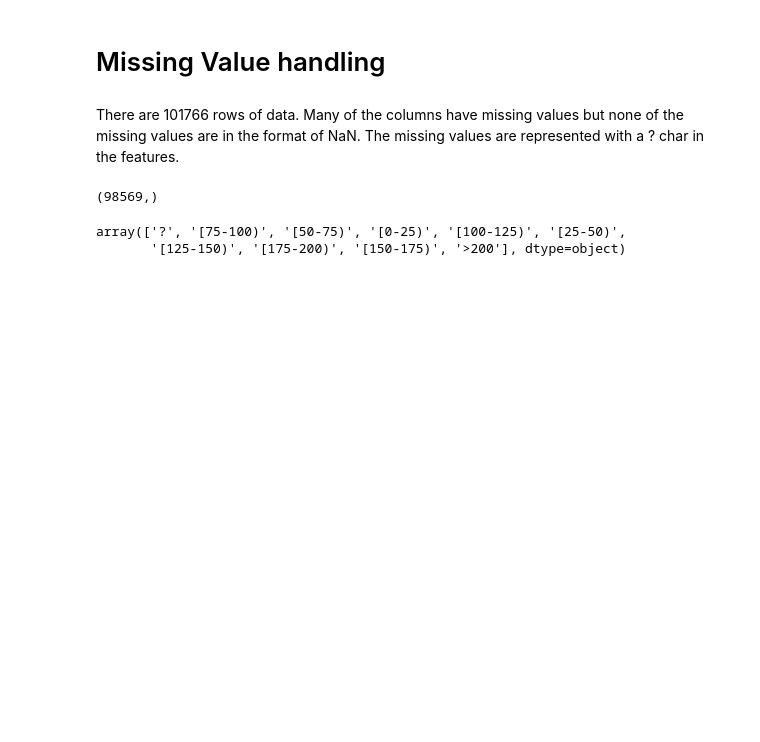
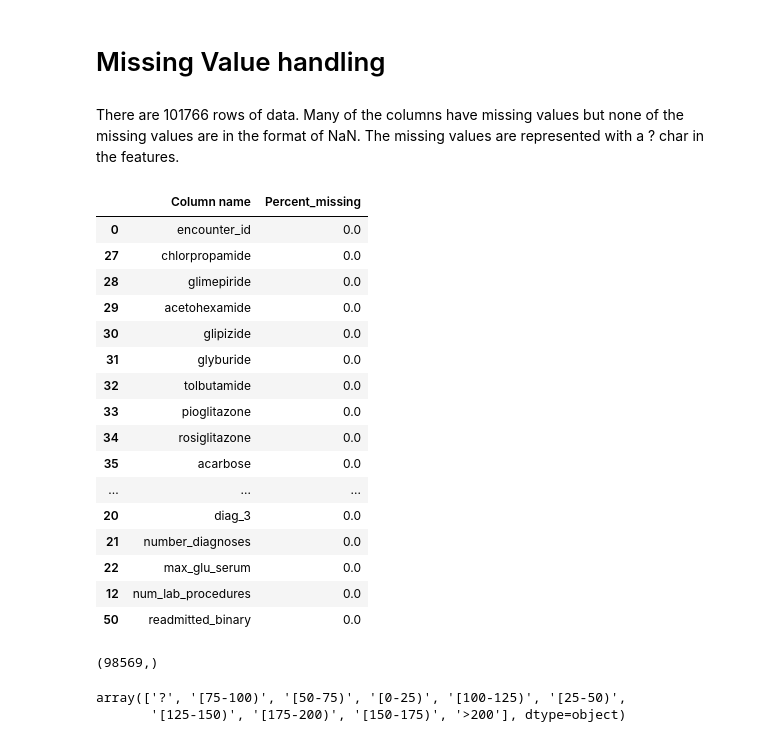
Before and after one commit to siddeshwar627/SMU_QTW, a Jupyter notebook: case_study2/CaseStudy2.ipynb, the cells around one changed output. Saved outputs shown, nothing was run; the diff lists cells and outputs as text; code cells hidden in the pictures; blank space fills up the shorter version.

```diff
--- a/case_study2/CaseStudy2.ipynb
+++ b/case_study2/CaseStudy2.ipynb
@@ -56,6 +75,35 @@ df['readmitted_binary'] = df['readmitted'].map(target_col)
 # Missing Value handling
 # %% [markdown]
 There are 101766 rows of data. Many of the columns have missing values but none of the missing values are in the format of NaN. The missing values are represented with a ? char in the features.
+# %%
+#Check out the data, start to make some decisions on columns and missing data
+
+#Compute percentages of each columns missing data
+percent_missing = df.isnull().values.any().sum()/len(df)
+#Put percents into dfReduced
+missing_value_df = pd.DataFrame({'Column name': df.columns,
+                                 'Percent_missing': percent_missing})
+#Sort it and show the results
+missing_value_df.sort_values('Percent_missing', inplace=True)
+missing_value_df.round(4)
+# %% [output]
+|  | Column name | Percent_missing |
+| 0 | encounter_id | 0.0 |
+| 27 | chlorpropamide | 0.0 |
+| 28 | glimepiride | 0.0 |
+| 29 | acetohexamide | 0.0 |
+| 30 | glipizide | 0.0 |
+| 31 | glyburide | 0.0 |
+| 32 | tolbutamide | 0.0 |
+| 33 | pioglitazone | 0.0 |
+| 34 | rosiglitazone | 0.0 |
+| 35 | acarbose | 0.0 |
+| ... | ... | ... |
+| 20 | diag_3 | 0.0 |
+| 21 | number_diagnoses | 0.0 |
+| 22 | max_glu_serum | 0.0 |
+| 12 | num_lab_procedures | 0.0 |
+| 50 | readmitted_binary | 0.0 |
 # %%
 df.loc[df['weight']=='?', 'weight'].shape
 # %% [output]
```
Also changed, not shown: parts of 36 cells of this notebook.
